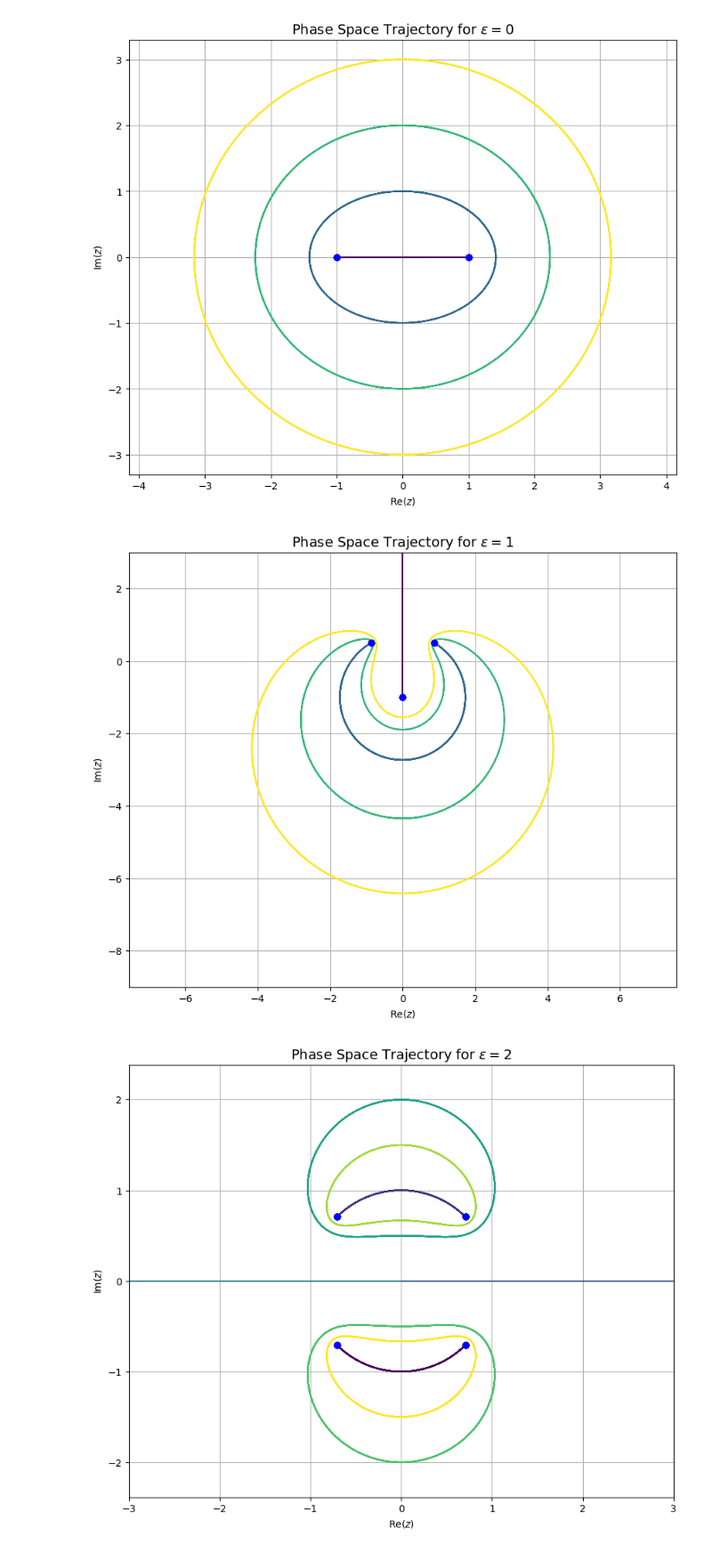
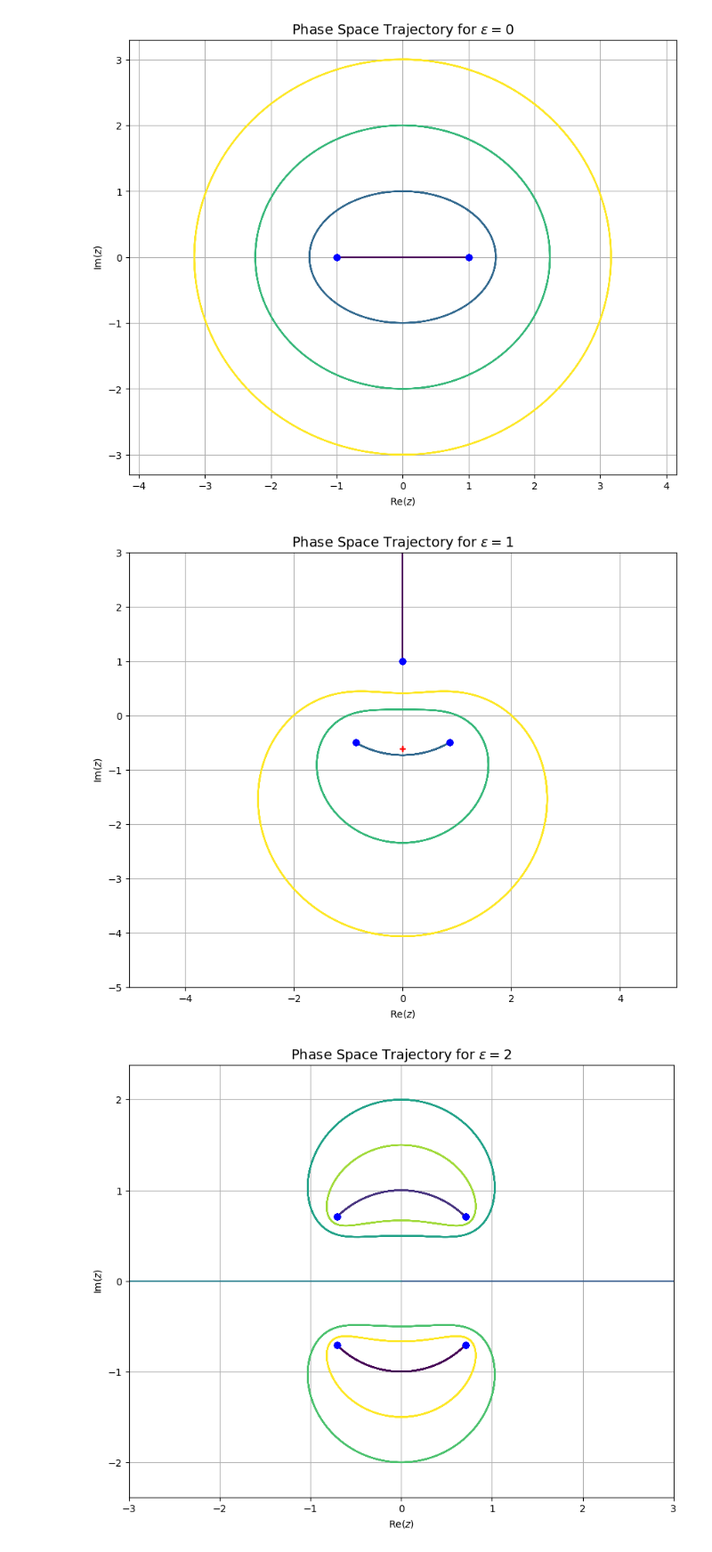
Before and after one commit to iqrahhnadeem/M2R-Code-, a Jupyter notebook: Classical Numerical Solver.ipynb, the cells around one changed output. Shown at 89% size. Cells and saved outputs as stored; diff of their text form; code cells hidden in the pictures.

```diff
--- a/Classical Numerical Solver.ipynb
+++ b/Classical Numerical Solver.ipynb
@@ -101,46 +102,47 @@ def dydt(t, y):
 
 # Define initial conditions (all satisfying E = 1)
 initial_conditions = [
-    {"z0": -1.0j, "v0": 0.0},
-    {"z0": 0.5 * np.sqrt(3) + 0.5j, "v0": 0},
-    {"z0": -1.0, "v0": 2*(np.sqrt(-1 + 1.0j))},
-    {"z0": -0.8, "v0": 2*(0.248447 + 1.0304j)},
+    {"z0": 1.0j, "v0": 0.0},
+    {"z0": 0.5 * np.sqrt(3) - 0.5j, "v0": 0},
+    {"z0": 1.0, "v0": 2*(np.sqrt(1 - 1.0j))},
+    {"z0": 2.0, "v0": 2*(np.sqrt(1 - 8.0j))},
 ]
 
 # Time span
 t_span = (0, 10)
 t_eval = np.linspace(0, 10, 1000)  # Time points from 0 to 10 with 1000 steps
 
 # Solve for each IC and store trajectories
 solutions = []
 for ic in initial_conditions:
     z0 = ic["z0"]
     v0 = ic["v0"]
     y0 = [np.real(z0), np.imag(z0), np.real(v0), np.imag(v0)]
     sol = solve_ivp(dydt, t_span, y0, t_eval=t_eval, rtol=1e-8, atol=1e-8)
     solutions.append(sol)
 
 # Plot phase space (Re(z) vs Im(z)) for all trajectories
 plt.figure(figsize=(10, 8))
 colors = plt.cm.viridis(np.linspace(0, 1, len(initial_conditions)))
 
 for i, sol in enumerate(solutions):
     x = sol.y[0]  # Re(z)
     y = sol.y[1]  # Im(z)
     plt.plot(x, y, color=colors[i])
-    plt.plot(0, -1, 'bo')  # Turning point
-    plt.plot(0.5*np.sqrt(3), 0.5, 'bo')  # Turning point
-    plt.plot(-0.5*np.sqrt(3), 0.5, 'bo')  # Turning point
+    plt.plot(0, 1, 'bo')  # Turning point
+    plt.plot(0.5*np.sqrt(3), -0.5, 'bo')  # Turning point
+    plt.plot(-0.5*np.sqrt(3), -0.5, 'bo')  # Turning point
+    plt.plot(0, -gamma(2/3)*gamma(5/6)/(gamma(1/3)*gamma(7/6)), 'r+')
 
 plt.xlabel('Re($z$)')
 plt.ylabel('Im($z$)')
 plt.title('Phase Space Trajectory for $\epsilon = 1$', fontsize=14)
 plt.grid(True)
 plt.axis('equal')
-plt.ylim(-9, 3)
+plt.ylim(-5, 3)
 plt.show()
 # %% [output]
-[figure, old version]
+[figure, new version]
 # %%
 # Define the ODE system (real and imaginary parts)
 def dydt(t, state):
```
Also changed, not shown: parts of 1 cell of this notebook.
